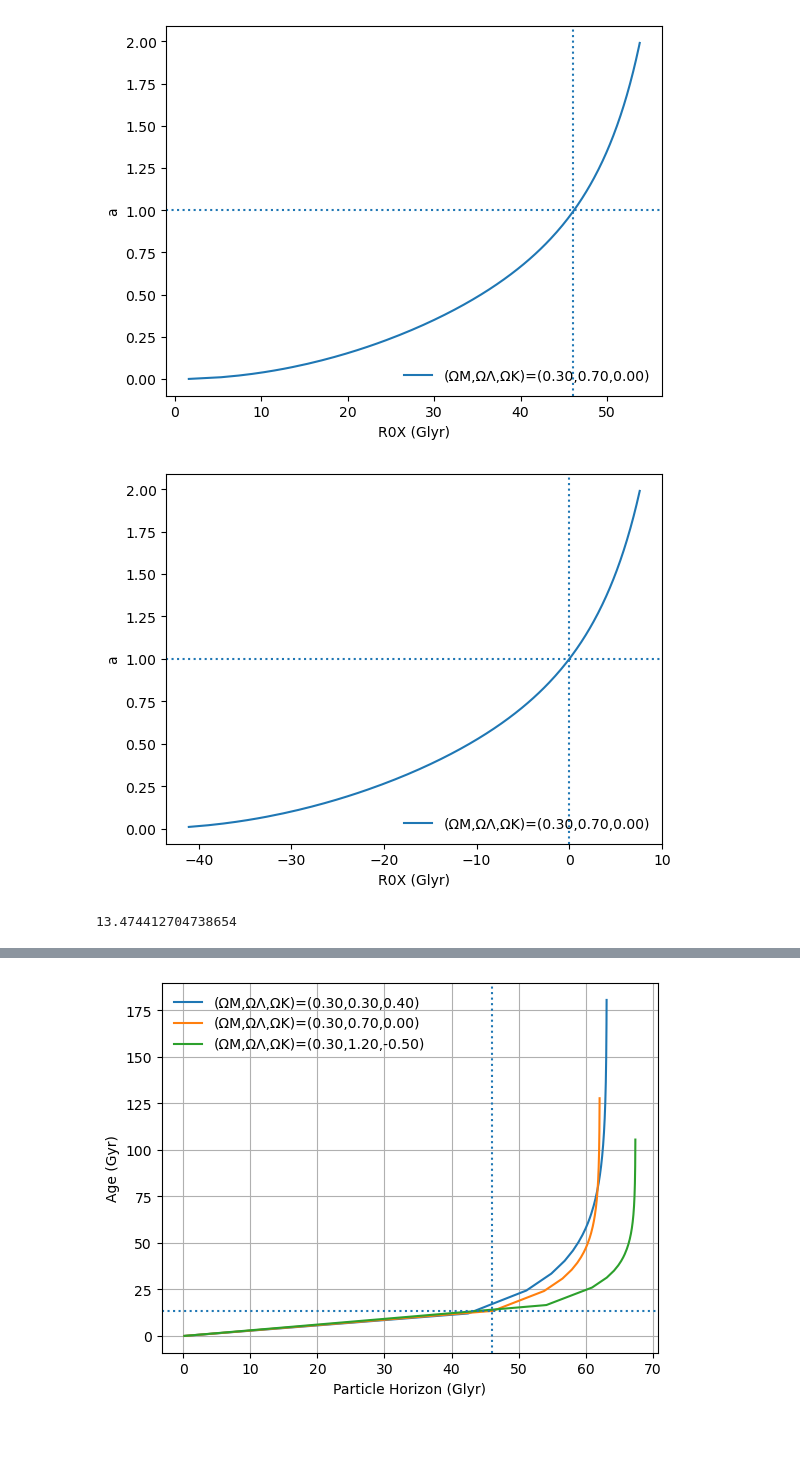
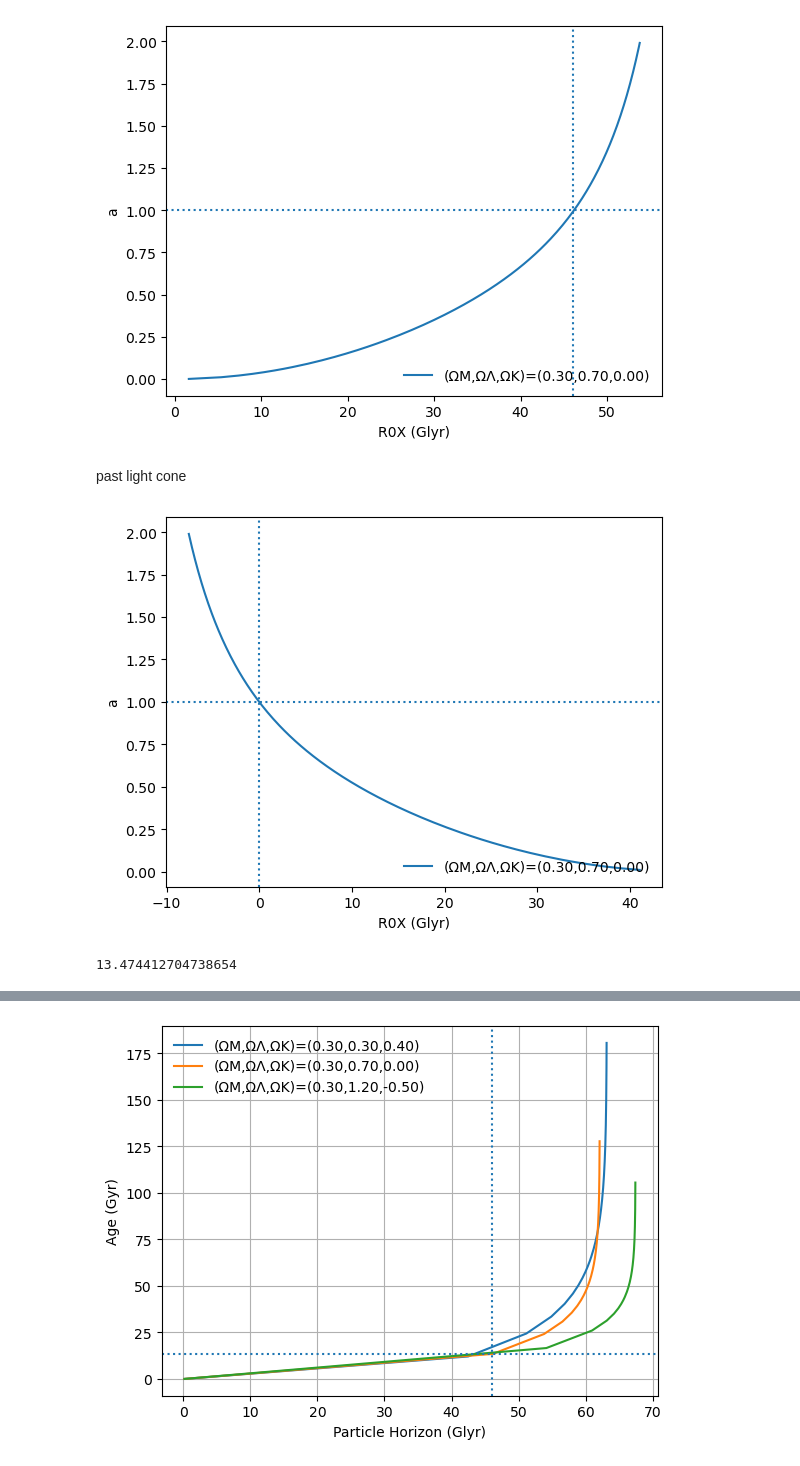
Before and after one commit to scotdevlin/Cosmo_tall, a Jupyter notebook: Distance to the particle horizon.ipynb, the cells around one changed output, grey strips where cells are left out. Drawn from its saved outputs; the diff is of its cells as text; code cells hidden in the pictures; blank space fills up the shorter version.

```diff
--- a/Distance to the particle horizon.ipynb
+++ b/Distance to the particle horizon.ipynb
@@ -101,32 +99,34 @@ past light cone
+# %% [markdown]
+past light cone
 # %%
 om = 0.3  # Matter
 ol = 0.7  # Lambda
 ok = 1-om-ol  # curvature
 a_arr = np.arange(0.01,2,0.01)
 
 def adot_a_inv(a,om,ol,ok):                         # 1/(adot *a)   the integrand of EQN 23
     adot_a_inv = (a**2)*(np.sqrt((om * a**(-3)) + (ok * a**(-2)) + ol))
     return 1.0/adot_a_inv
 
 R0X = []    # Define an empty list to store age_Gyr values
 for a in a_arr:
-    xx = integrate.quad(adot_a_inv, 1, a, args=(om,ol,ok))  # RHS = RHS of EQN (8)* H_0   Note: integral limits in green, they are between what values of a you want to know the time for
+    xx = integrate.quad(adot_a_inv, a, 1, args=(om,ol,ok))  # RHS = RHS of EQN (8)* H_0   Note: integral limits in green, they are between what values of a you want to know the time for
     R0X.append(xx[0] * cH0Glyr)
 
 
 
 plt.plot(R0X,a_arr,label='(ΩM,ΩΛ,ΩK)=(%.2f,%.2f,%.2f)'%(om,ol,ok))
 plt.axvline(x=0,linestyle=':') # Plot some crosshairs
 plt.axhline(y=1,linestyle=':')
 plt.xlabel('R0X (Glyr)')
 plt.ylabel('a')
 plt.legend(loc='lower right',frameon=False)
 plt.show()
 
 
 yy = integrate.quad(adot, 0, 1, args=(om,ol,ok))  # RHS = RHS of EQN (8)* H_0   Note: integral limits in green, they are between what values of a you want to know the time for
 t_Gyr=(yy[0] / H0y)
 print(t_Gyr)
 # %% [output]
-[figure, old version]
+[figure, new version]
 13.474412704738654
```
Also changed, not shown: parts of 3 cells of this notebook, 8 other files.
